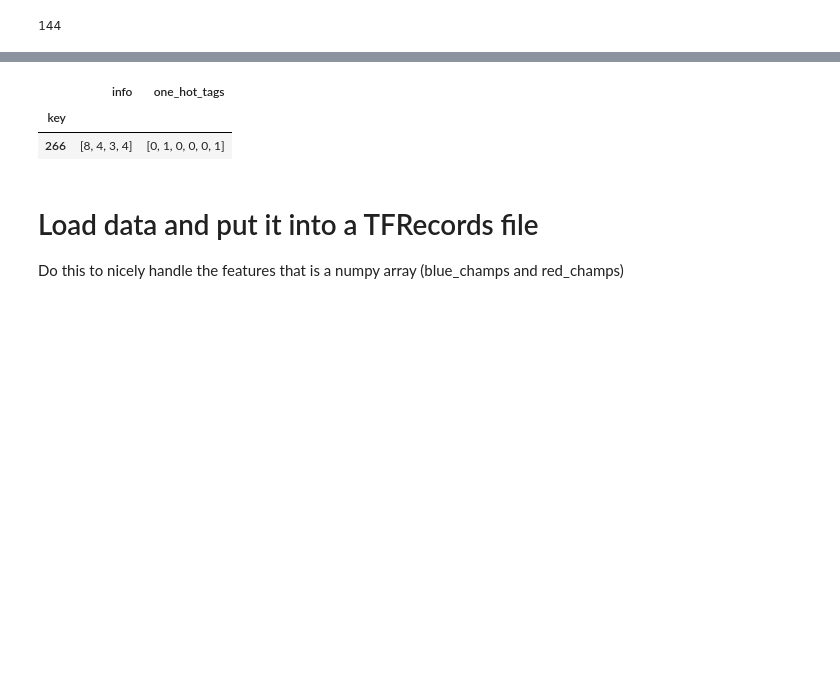
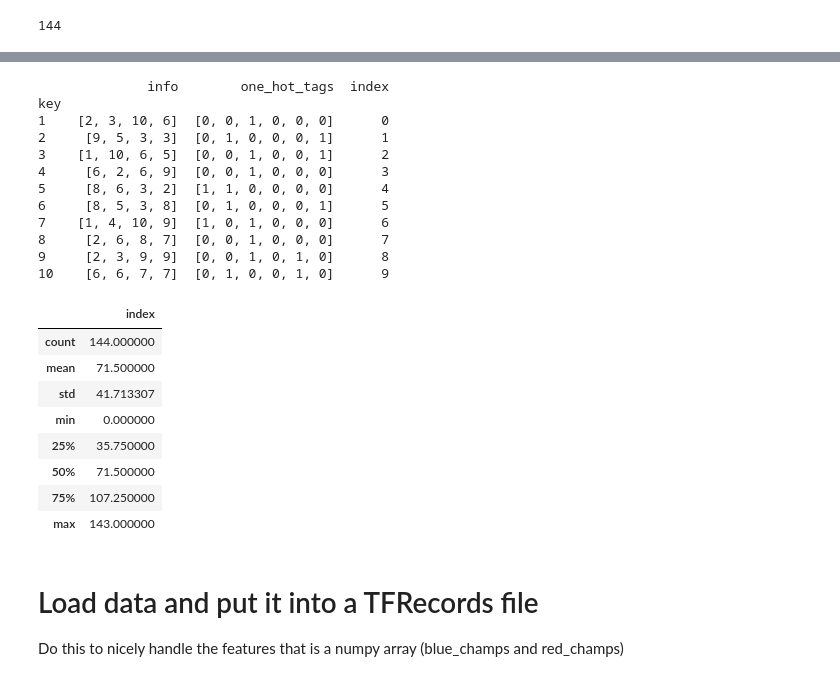
Before and after one commit to JoshEZiegler/MLProjects, a Jupyter notebook: VideoGameDrafting/LeagueOfLegendsProject/LOL_TFRecordCreation.ipynb, the cells around one changed output, grey strips where cells are left out. Saved outputs shown, nothing was run; the diff lists cells and outputs as text; code cells hidden in the pictures; blank space fills up the shorter version.

```diff
--- a/VideoGameDrafting/LeagueOfLegendsProject/LOL_TFRecordCreation.ipynb
+++ b/VideoGameDrafting/LeagueOfLegendsProject/LOL_TFRecordCreation.ipynb
@@ -54,14 +54,35 @@ champ_tag_df['one_hot_tags'] = champ_tag_df.agg('sum',axis=1)
 # %%
 #cleaned df (for now) has only info or one hot tags.
 champ_cleaned_df=pd.DataFrame()
 champ_cleaned_df['info']=champ_df.drop(columns=['blurb','image','id','name','info','partype',
                                     'title','version','stats','tags']).agg(np.array,axis=1)
 champ_cleaned_df['one_hot_tags']=champ_tag_df['one_hot_tags']
-champ_cleaned_df.head(1)
+champ_cleaned_df.sort_index(inplace=True)
+champ_cleaned_df['index']=list(range(len(champ_cleaned_df.index)))
+print(champ_cleaned_df.head(10))
+champ_cleaned_df.describe()
 # %% [output]
+              info        one_hot_tags  index
+key
+1    [2, 3, 10, 6]  [0, 0, 1, 0, 0, 0]      0
+2     [9, 5, 3, 3]  [0, 1, 0, 0, 0, 1]      1
+3    [1, 10, 6, 5]  [0, 0, 1, 0, 0, 1]      2
+4     [6, 2, 6, 9]  [0, 0, 1, 0, 0, 0]      3
+5     [8, 6, 3, 2]  [1, 1, 0, 0, 0, 0]      4
+6     [8, 5, 3, 8]  [0, 1, 0, 0, 0, 1]      5
+7    [1, 4, 10, 9]  [1, 0, 1, 0, 0, 0]      6
+8     [2, 6, 8, 7]  [0, 0, 1, 0, 0, 0]      7
+9     [2, 3, 9, 9]  [0, 0, 1, 0, 1, 0]      8
+10    [6, 6, 7, 7]  [0, 1, 0, 0, 1, 0]      9
-|  | info | one_hot_tags |
-| key |  |  |
-| 266 | [8, 4, 3, 4] | [0, 1, 0, 0, 0, 1] |
+|  | index |
+| count | 144.000000 |
+| mean | 71.500000 |
+| std | 41.713307 |
+| min | 0.000000 |
+| 25% | 35.750000 |
+| 50% | 71.500000 |
+| 75% | 107.250000 |
+| max | 143.000000 |
 # %% [markdown]
 # Load data and put it into a TFRecords file
 Do this to nicely handle the features that is a numpy array (blue_champs and red_champs)
```
Also changed, not shown: parts of 10 cells of this notebook.
